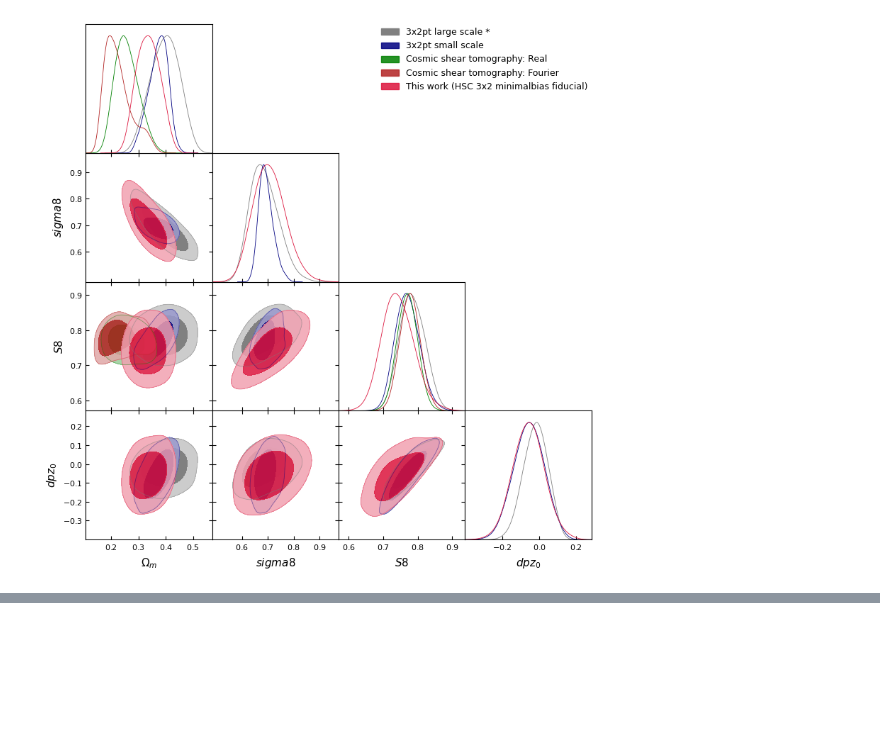
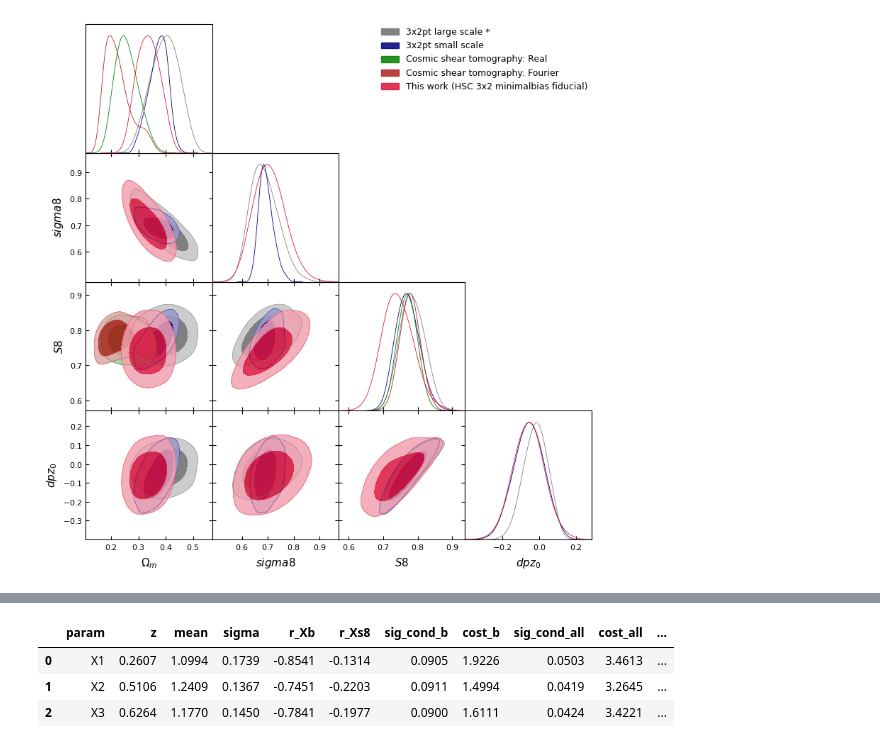
Before and after one commit to stone0624/cosmic_S8_project, a Jupyter notebook: notebooks/mcmc_hsc-only_analysis.ipynb, the cells around one changed output, grey strips where cells are left out. Saved outputs shown, nothing was run; the diff lists cells and outputs as text; code cells hidden in the pictures; blank space fills up the shorter version.

```diff
--- a/notebooks/mcmc_hsc-only_analysis.ipynb
+++ b/notebooks/mcmc_hsc-only_analysis.ipynb
@@ -282,3 +294,18 @@ Removed 0.3 as burn in
 Removed 0.3 as burn in
 [Cosmic shear tomography: Fourier] params: ['cosmological_parameters--a_s', 'Omm', 'cosmological_parameters--n_s', 'cosmological_parameters--h0', 'cosmological_parameters--ombh2', 'halo_model_paramete ...
 [figure]
+# %%
+p = samples.getParams()
+w = samples.weights
+
+def r(a, b):
+    A, B = getattr(p, a), getattr(p, b)
+    ca = A - np.average(A, weights=w)
+    cb = B - np.average(B, weights=w)
+    return np.average(ca*cb, weights=w) / np.sqrt(
+        np.average(ca**2, weights=w) * np.average(cb**2, weights=w))
+
+for i in (1, 2, 3):
+    print(f'r(X{i}, sigma8) = {r(f"X{i}","sigma8"):+.3f}   '
+          f'r(X{i}, om_m) = {r(f"X{i}","om_m"):+.3f}   '
+          f'r(X{i}, S8) = {r(f"X{i}","S8"):+.3f}')
@@ -284,0 +316,70 @@ Removed 0.3 as burn in
+# %%
+def degeneracy_report(root, target_effect=0.08, ignore_rows=0.3,
+                      pairs=(("X1","b1",0.2607), ("X2","b2",0.5106), ("X3","b3",0.6264))):
+    s = loadMCSamples(root, settings={"ignore_rows": ignore_rows})
+    avail = s.getParamNames().list()
+    p, w = s.getParams(), s.weights
+
+    is_joint = "A_planck" in avail
+    kind = "Joint (with Planck)" if is_joint else "HSC-only"
+    print(f"=== {kind} ===  {root.split('/')[-1]}\n")
+
+    def cov(names):
+        V = np.column_stack([getattr(p, n) for n in names])
+        mu = np.average(V, 0, weights=w)
+        Vc = V - mu
+        return mu, (Vc * w[:,None]).T @ Vc / w.sum()
+
+    has_s8 = "sigma8" in avail
+    rows = []
+    for xn, bn, z in pairs:
+        if xn not in avail or bn not in avail:
+            continue
+        names = [xn, bn] + (["sigma8"] if has_s8 else [])
+        mu, C = cov(names)
+        sx = np.sqrt(C[0,0])
+        r_xb = C[0,1] / (sx * np.sqrt(C[1,1]))
+        # 對 b 條件化
+        s_b = sx * np.sqrt(1 - r_xb**2)
+        # 對 (b, sigma8) 同時條件化
+        if has_s8:
+            Cinv = np.linalg.inv(C)
+            s_all = 1/np.sqrt(Cinv[0,0])
+            r_x8 = C[0,2] / (sx * np.sqrt(C[2,2]))
+        else:
+            s_all, r_x8 = s_b, np.nan
+        rows.append(dict(param=xn, z=z, mean=mu[0], sigma=sx,
+                         r_Xb=r_xb, r_Xs8=r_x8,
+                         sig_cond_b=s_b, cost_b=sx/s_b,
+                         sig_cond_all=s_all, cost_all=sx/s_all,
+                         dev_sigma=(mu[0]-1)/sx))
+    df = pd.DataFrame(rows)
+
+    # 合併
+    xs = [r["param"] for r in rows]
+    _, Cx = cov(xs)
+    s_comb = 1/np.sqrt(np.linalg.inv(Cx).sum())
+    Rx = Cx/np.sqrt(np.outer(np.diag(Cx), np.diag(Cx)))
+
+    print(f"合併 σ(X) = {s_comb:.4f}   →  對 ΔX={target_effect} 的檢定力 "
+          f"{target_effect/s_comb:.2f}σ")
+    print(f"X 之間最大 |r| = {max(abs(Rx[i,j]) for i in range(len(xs)) for j in range(i)):.3f}\n")
+
+    if not is_joint and has_s8:
+        print("⚠ HSC-only: σ8 為自由參數,X=1 表示『相對 HSC 自己偏好的 σ8』,")
+        print("  不是相對 Planck。檢定力欄的 8% 目標值在此脈絡下不直接適用。")
+        print("  請看 cost_all(對 b 與 σ8 同時條件化)而非 cost_b。\n")
+    else:
+        print("✓ Joint: σ8 由 Planck 釘住,X=1 即 Planck ΛCDM 零假設。\n")
+
+    for _, d in df.iterrows():
+        if abs(d.r_Xb) > 0.99:
+            print(f"⚠ {d.param}: r(X,b)={d.r_Xb:.3f} 極端簡併,X 幾乎不可辨識")
+        elif abs(d.r_Xb) > 0.95:
+            print(f"· {d.param}: r(X,b)={d.r_Xb:.3f},代價 {d.cost_b:.1f}× "
+                  f"(σ {d.sigma:.3f} → 若 b 已知 {d.sig_cond_b:.3f})")
+    return df.round(4)
+
+df_hsc = degeneracy_report(chain_root)
+display(df_hsc)
+# %% [output]
@@ -284,0 +394,4 @@ Removed 0.3 as burn in
+|  | param | z | mean | sigma | r_Xb | r_Xs8 | sig_cond_b | cost_b | sig_cond_all | cost_all | ... |
+| 0 | X1 | 0.2607 | 1.0994 | 0.1739 | -0.8541 | -0.1314 | 0.0905 | 1.9226 | 0.0503 | 3.4613 | ... |
+| 1 | X2 | 0.5106 | 1.2409 | 0.1367 | -0.7451 | -0.2203 | 0.0911 | 1.4994 | 0.0419 | 3.2645 | ... |
+| 2 | X3 | 0.6264 | 1.1770 | 0.1450 | -0.7841 | -0.1977 | 0.0900 | 1.6111 | 0.0424 | 3.4221 | ... |
```
Also changed, not shown: parts of 4 cells of this notebook.
